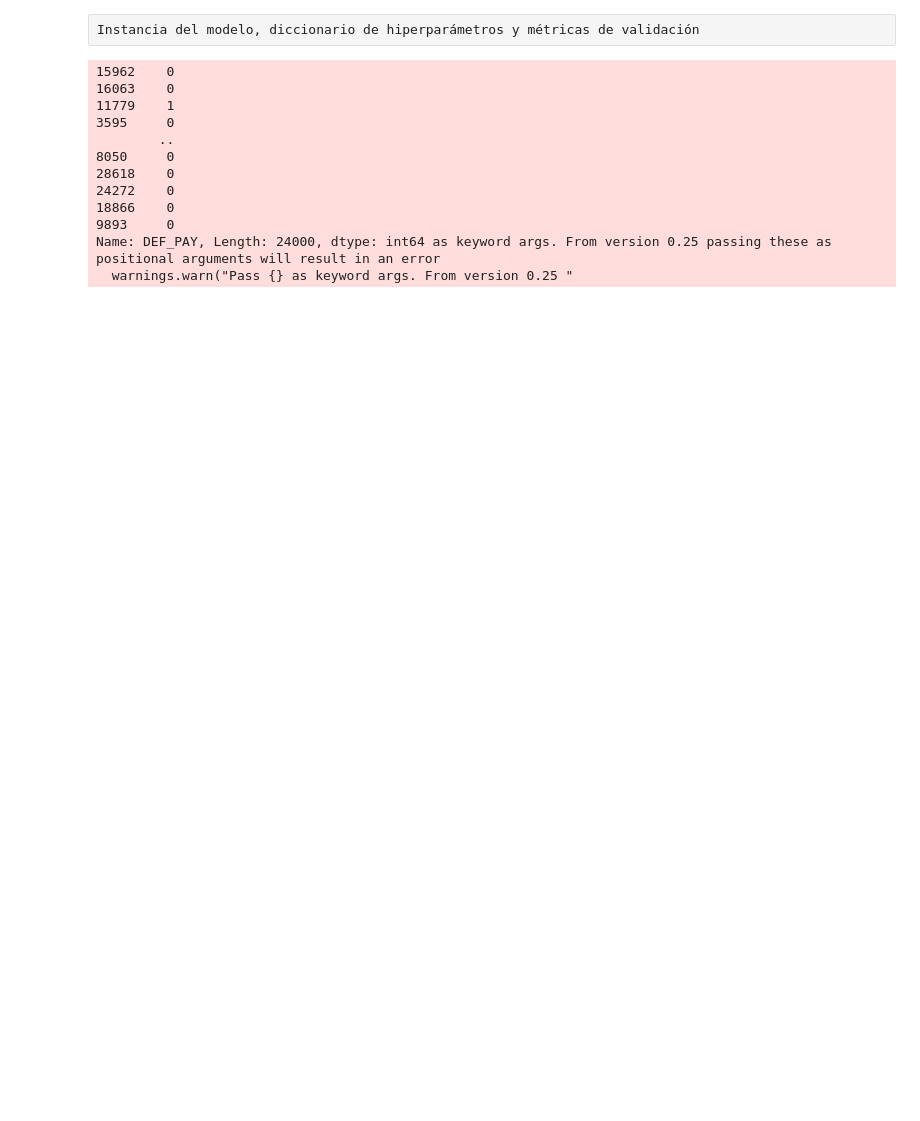
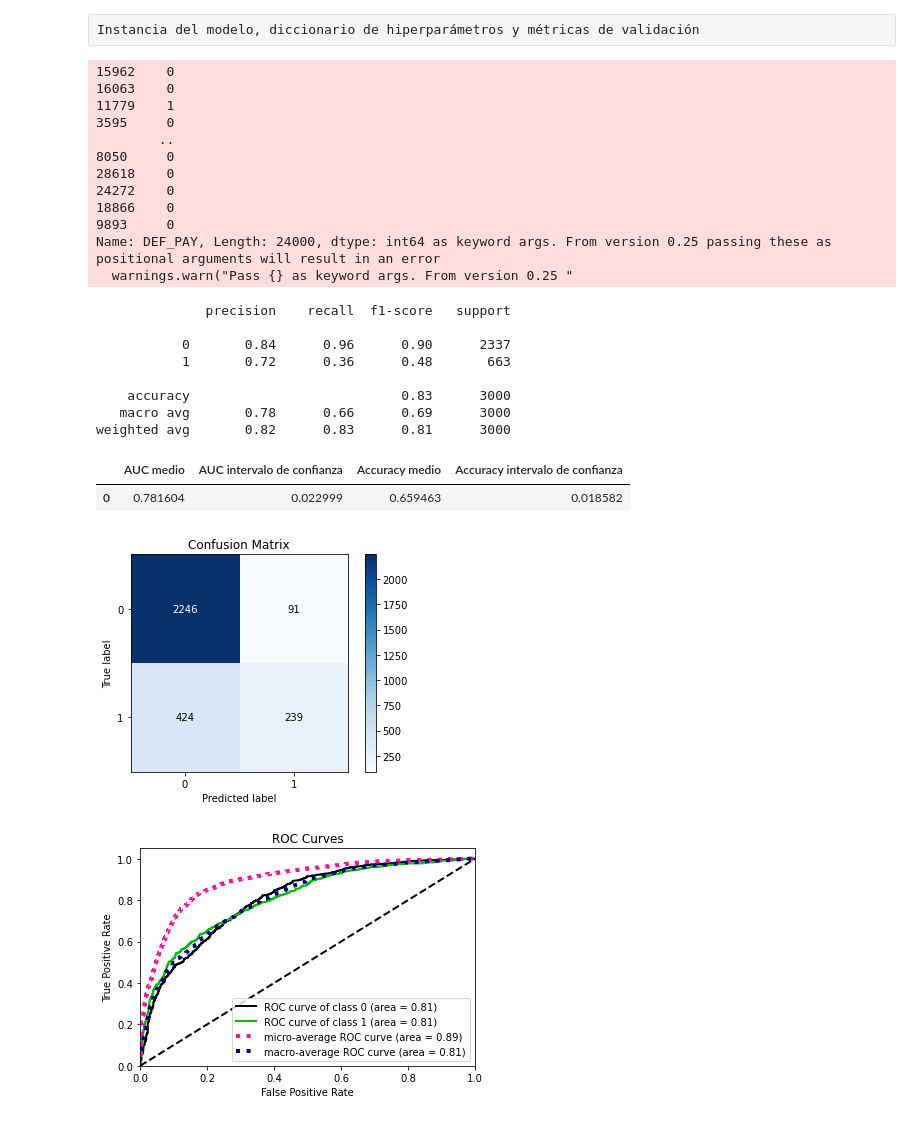
Before and after one commit to Dfriveraa/Default-of-credit-card-clients-project, a Jupyter notebook: Experimentos/Gradient Boosting Tree/Normal.ipynb, the cells around one changed output. Cells and saved outputs as stored; diff of their text form; code cells hidden in the pictures; blank space fills up the shorter version.

```diff
--- a/Experimentos/Gradient Boosting Tree/Normal.ipynb
+++ b/Experimentos/Gradient Boosting Tree/Normal.ipynb
@@ -69,0 +120,15 @@ clf.
+# %%
+experimentar(X,y)
+# %% [output]
+              precision    recall  f1-score   support
+
+           0       0.84      0.96      0.90      2337
+           1       0.72      0.36      0.48       663
+
+    accuracy                           0.83      3000
+   macro avg       0.78      0.66      0.69      3000
+weighted avg       0.82      0.83      0.81      3000
+|  | AUC medio | AUC intervalo de confianza | Accuracy medio | Accuracy intervalo de confianza |
+| 0 | 0.781604 | 0.022999 | 0.659463 | 0.018582 |
+[figure, added]
+[figure, added]
```
Also changed, not shown: parts of 2 cells of this notebook, 9 other files.
